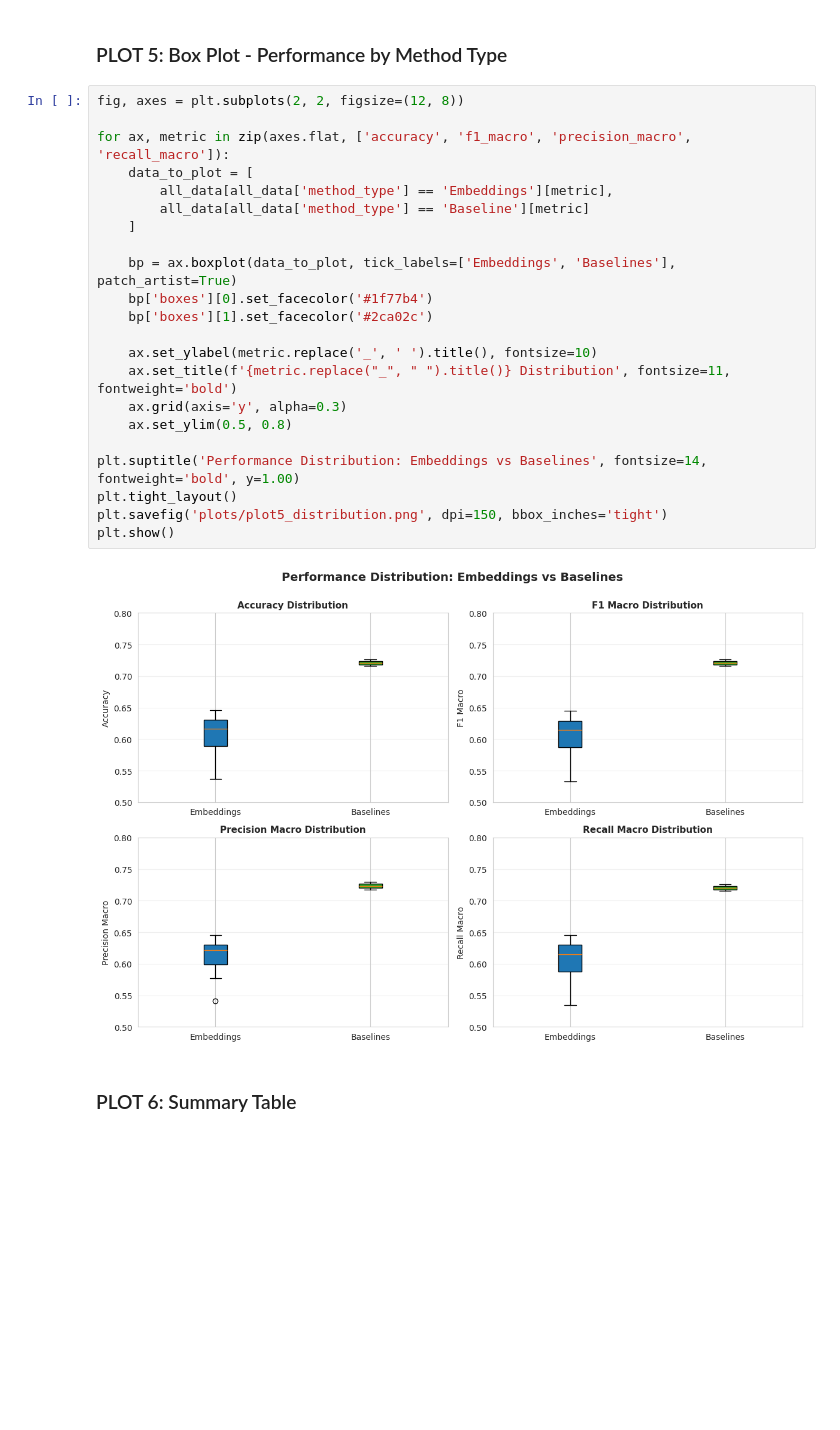
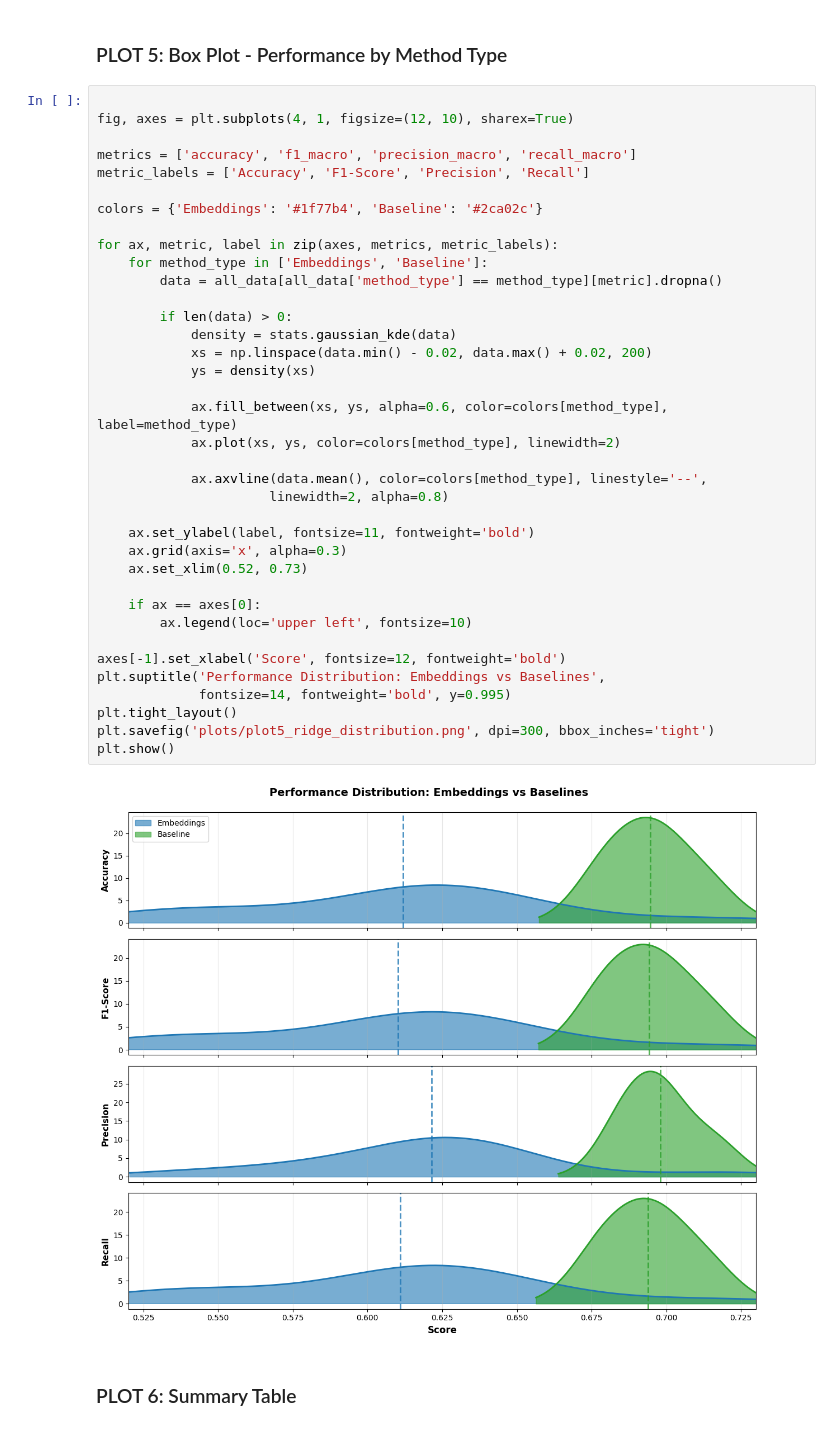
Before and after one commit to MariaOnyshchuk/nlp_project, a Jupyter notebook: plotting.ipynb, the cells around one changed output. Cells and saved outputs as stored; diff of their text form; blank space fills up the shorter version.

```diff
--- a/plotting.ipynb
+++ b/plotting.ipynb
@@ -127,29 +185,44 @@ plt.show()
 # %% [markdown]
 ### PLOT 5: Box Plot - Performance by Method Type
 # %%
-fig, axes = plt.subplots(2, 2, figsize=(12, 8))
 
-for ax, metric in zip(axes.flat, ['accuracy', 'f1_macro', 'precision_macro', 'recall_macro']):
-    data_to_plot = [
-        all_data[all_data['method_type'] == 'Embeddings'][metric],
-        all_data[all_data['method_type'] == 'Baseline'][metric]
-    ]
+fig, axes = plt.subplots(4, 1, figsize=(12, 10), sharex=True)
 
-    bp = ax.boxplot(data_to_plot, tick_labels=['Embeddings', 'Baselines'], patch_artist=True)
-    bp['boxes'][0].set_facecolor('#1f77b4')
-    bp['boxes'][1].set_facecolor('#2ca02c')
+metrics = ['accuracy', 'f1_macro', 'precision_macro', 'recall_macro']
+metric_labels = ['Accuracy', 'F1-Score', 'Precision', 'Recall']
 
-    ax.set_ylabel(metric.replace('_', ' ').title(), fontsize=10)
-    ax.set_title(f'{metric.replace("_", " ").title()} Distribution', fontsize=11, fontweight='bold')
-    ax.grid(axis='y', alpha=0.3)
-    ax.set_ylim(0.5, 0.8)
+colors = {'Embeddings': '#1f77b4', 'Baseline': '#2ca02c'}
 
-plt.suptitle('Performance Distribution: Embeddings vs Baselines', fontsize=14, fontweight='bold', y=1.00)
+for ax, metric, label in zip(axes, metrics, metric_labels):
+    for method_type in ['Embeddings', 'Baseline']:
+        data = all_data[all_data['method_type'] == method_type][metric].dropna()
+
+        if len(data) > 0:
+            density = stats.gaussian_kde(data)
+            xs = np.linspace(data.min() - 0.02, data.max() + 0.02, 200)
+            ys = density(xs)
+
+            ax.fill_between(xs, ys, alpha=0.6, color=colors[method_type], label=method_type)
+            ax.plot(xs, ys, color=colors[method_type], linewidth=2)
+
+            ax.axvline(data.mean(), color=colors[method_type], linestyle='--',
+                      linewidth=2, alpha=0.8)
+
+    ax.set_ylabel(label, fontsize=11, fontweight='bold')
+    ax.grid(axis='x', alpha=0.3)
+    ax.set_xlim(0.52, 0.73)
+
+    if ax == axes[0]:
+        ax.legend(loc='upper left', fontsize=10)
+
+axes[-1].set_xlabel('Score', fontsize=12, fontweight='bold')
+plt.suptitle('Performance Distribution: Embeddings vs Baselines',
+             fontsize=14, fontweight='bold', y=0.995)
 plt.tight_layout()
-plt.savefig('plots/plot5_distribution.png', dpi=150, bbox_inches='tight')
+plt.savefig('plots/plot5_ridge_distribution.png', dpi=300, bbox_inches='tight')
 plt.show()
 # %% [output]
-[figure, old version]
+[figure, new version]
 # %% [markdown]
 ### PLOT 6: Summary Table
 # %%
```
Also changed, not shown: parts of 7 cells of this notebook, 11 other files.
